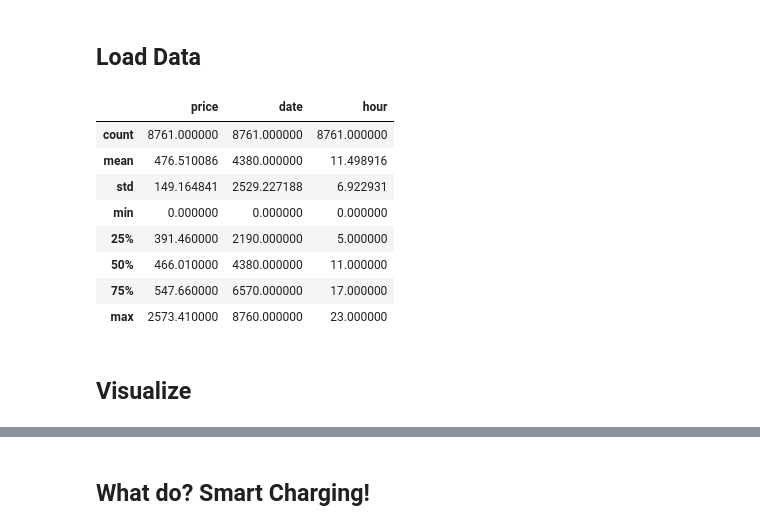
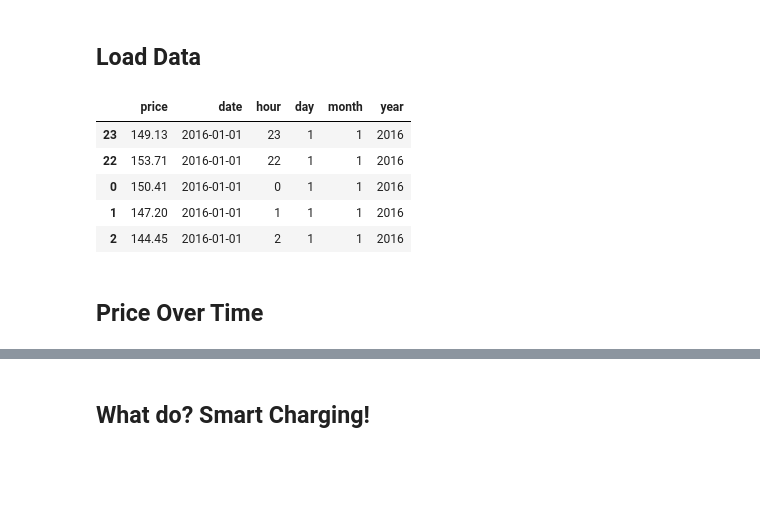
Before and after one commit to JonasRSV/H4S-Uniform-Energy, a Jupyter notebook: uniform_energy.ipynb, the cells around one changed output, grey strips where cells are left out. Drawn from its saved outputs; the diff is of its cells as text; code cells hidden in the pictures; blank space fills up the shorter version.

```diff
--- a/uniform_energy.ipynb
+++ b/uniform_energy.ipynb
@@ -9,18 +11,19 @@ energy_2018 = pd.read_csv("data/nordpool2018_clean.csv")
-# %%
-energy_2018.describe()
-# %% [output]
-|  | price | date | hour |
-| count | 8761.000000 | 8761.000000 | 8761.000000 |
-| mean | 476.510086 | 4380.000000 | 11.498916 |
-| std | 149.164841 | 2529.227188 | 6.922931 |
-| min | 0.000000 | 0.000000 | 0.000000 |
-| 25% | 391.460000 | 2190.000000 | 5.000000 |
-| 50% | 466.010000 | 4380.000000 | 11.000000 |
-| 75% | 547.660000 | 6570.000000 | 17.000000 |
-| max | 2573.410000 | 8760.000000 | 23.000000 |
-# %% [markdown]
-Visualize
----
+# %%
+energy = pd.concat([energy_2017, energy_2016, energy_2018])
+energy['date'] = pd.to_datetime(energy['date'])
+energy = energy.sort_values(by=['date'])
+
+energy.head()
+# %% [output]
+|  | price | date | hour | day | month | year |
+| 23 | 149.13 | 2016-01-01 | 23 | 1 | 1 | 2016 |
+| 22 | 153.71 | 2016-01-01 | 22 | 1 | 1 | 2016 |
+| 0 | 150.41 | 2016-01-01 | 0 | 1 | 1 | 2016 |
+| 1 | 147.20 | 2016-01-01 | 1 | 1 | 1 | 2016 |
+| 2 | 144.45 | 2016-01-01 | 2 | 1 | 1 | 2016 |
+# %% [markdown]
+Price Over Time
+---
 # %%
 import seaborn as sb
 import matplotlib.pyplot as plt
```
Also changed, not shown: parts of 4 cells of this notebook, 4 other files.
